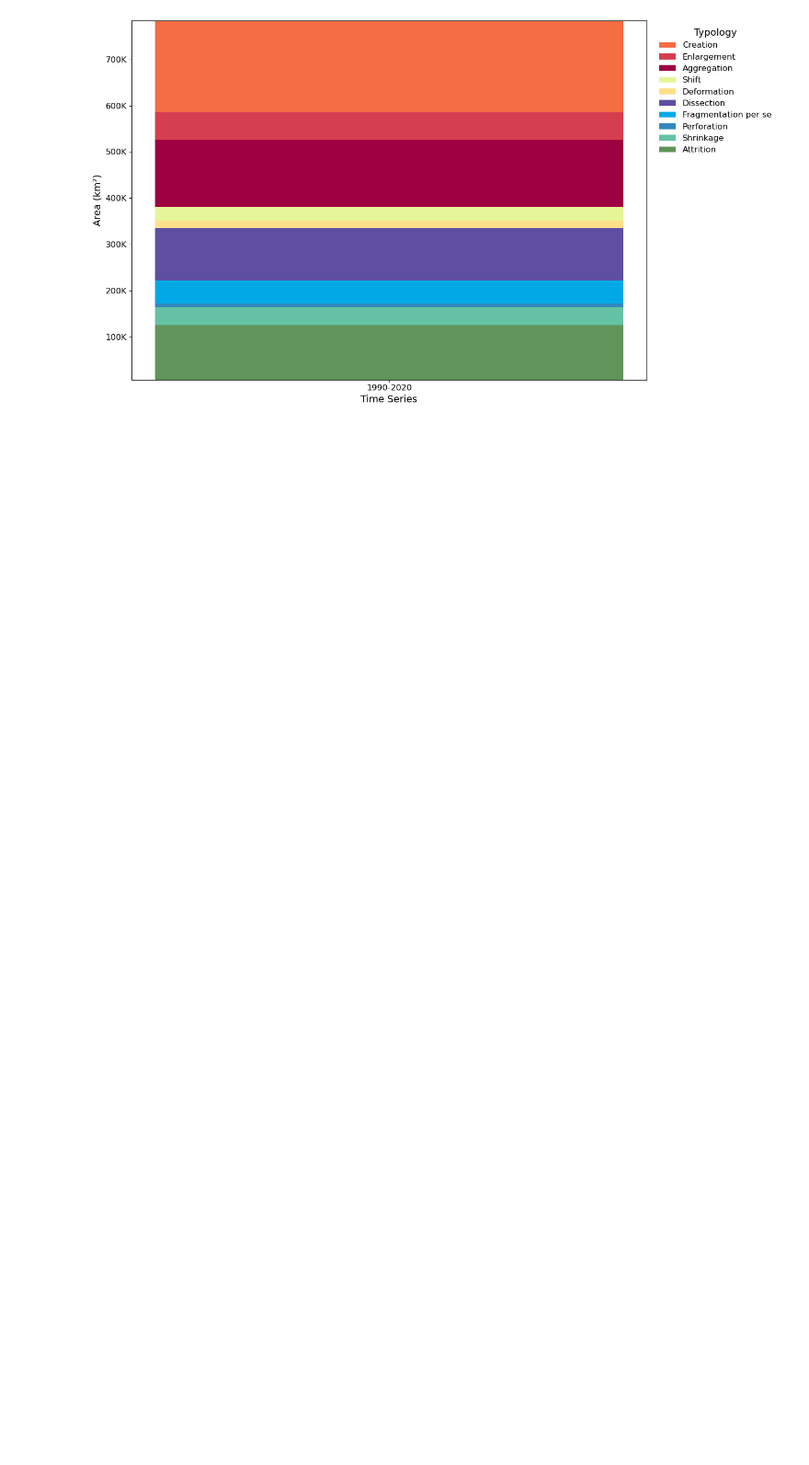
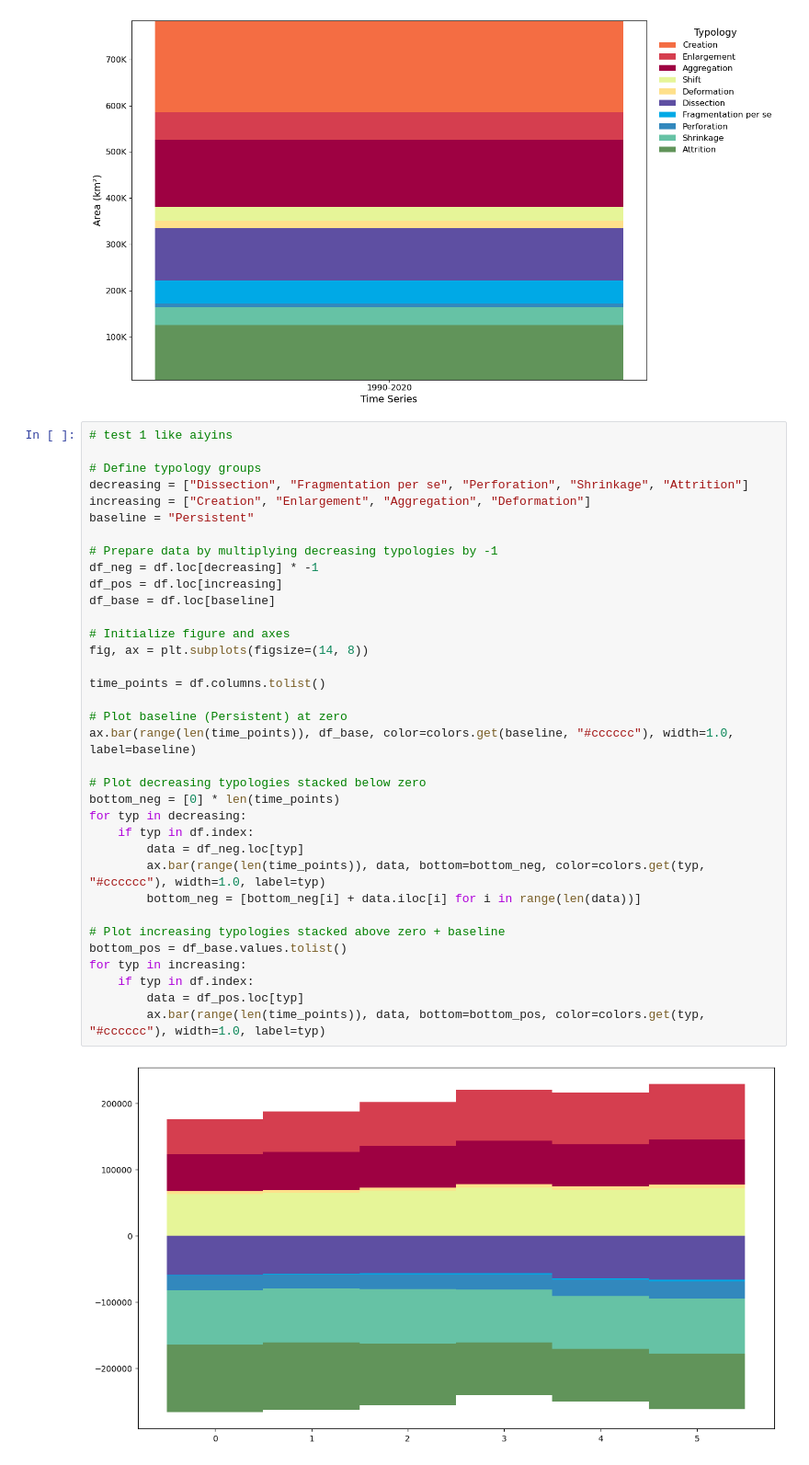
Before and after one commit to mschappert/typology, a Jupyter notebook: Code/grapghs.ipynb, the cells around one changed output. Shown: that part at 92% size. Cells and saved outputs as stored; diff of their text form; blank space fills up the shorter version.

```diff
--- a/Code/grapghs.ipynb
+++ b/Code/grapghs.ipynb
@@ -192,3 +268,40 @@ plt.tight_layout()
 plt.show()
 # %% [output]
 [figure]
+# %%
+# test 1 like aiyins
+
+# Define typology groups
+decreasing = ["Dissection", "Fragmentation per se", "Perforation", "Shrinkage", "Attrition"]
+increasing = ["Creation", "Enlargement", "Aggregation", "Deformation"]
+baseline = "Persistent"
+
+# Prepare data by multiplying decreasing typologies by -1
+df_neg = df.loc[decreasing] * -1
+df_pos = df.loc[increasing]
+df_base = df.loc[baseline]
+
+# Initialize figure and axes
+fig, ax = plt.subplots(figsize=(14, 8))
+
+time_points = df.columns.tolist()
+
+# Plot baseline (Persistent) at zero
+ax.bar(range(len(time_points)), df_base, color=colors.get(baseline, "#cccccc"), width=1.0, label=baseline)
+
+# Plot decreasing typologies stacked below zero
+bottom_neg = [0] * len(time_points)
+for typ in decreasing:
+    if typ in df.index:
+        data = df_neg.loc[typ]
+        ax.bar(range(len(time_points)), data, bottom=bottom_neg, color=colors.get(typ, "#cccccc"), width=1.0, label=typ)
+        bottom_neg = [bottom_neg[i] + data.iloc[i] for i in range(len(data))]
+
+# Plot increasing typologies stacked above zero + baseline
+bottom_pos = df_base.values.tolist()
+for typ in increasing:
+    if typ in df.index:
+        data = df_pos.loc[typ]
+        ax.bar(range(len(time_points)), data, bottom=bottom_pos, color=colors.get(typ, "#cccccc"), width=1.0, label=typ)
+# %% [output]
+[figure, added]
```
Also changed, not shown: parts of 7 cells of this notebook, 5 other files.
